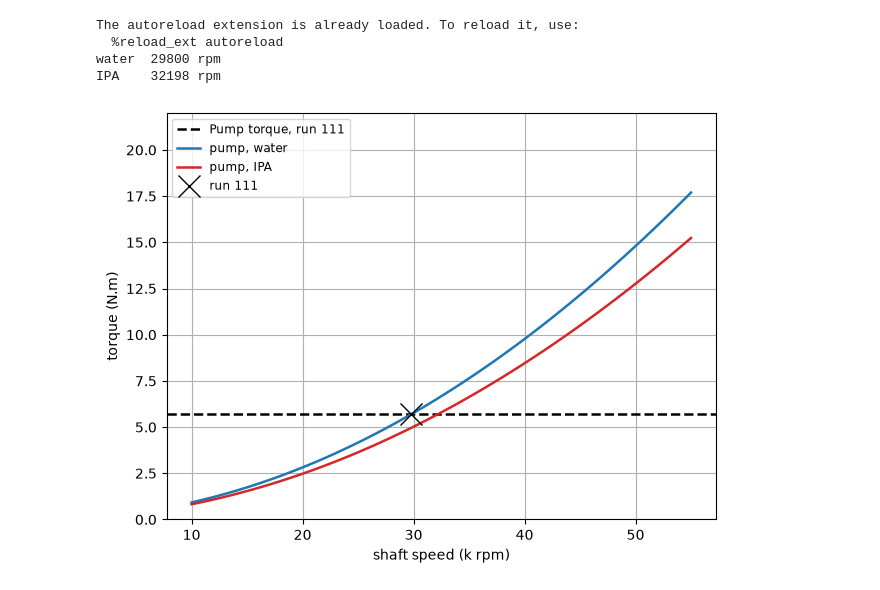
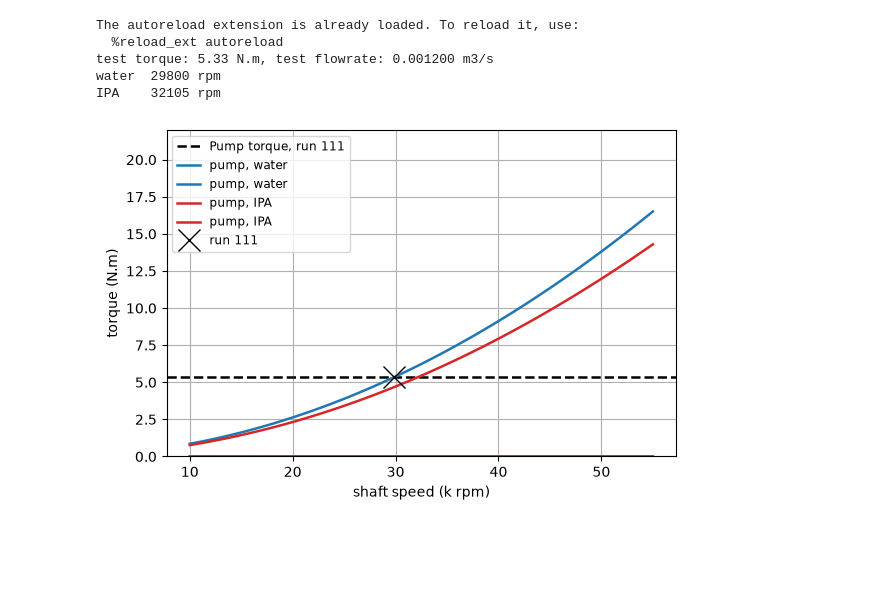
Before and after one commit to LpHiX/otp-sizing, a Jupyter notebook: notebooks/speedmatching.ipynb, the cells around one changed output. Cells and saved outputs as stored; diff of their text form; code cells hidden in the pictures; blank space fills up the shorter version.

Commit message:
switched over to pascal mainly, and fixed up turbopump_sizing, speedmatching notebooks to figure out ot-sep/oct campaign stuff

```diff
--- a/notebooks/speedmatching.ipynb
+++ b/notebooks/speedmatching.ipynb
@@ -113,9 +16,9 @@ from otp.pump.analysis import Pump
 from otp.pump.records import PumpChoices, PumpGeometry, PumpRequirements
 from otp.turbine.analysis import Turbine
 from otp.turbine.records import TurbineChoices, TurbineGeometry, TurbineInletGas, TurbineRequirements
-from otp.core.units import K_TO_C
+from otp.core.units import BAR, K_TO_C
 
-T_K, P_IN, P_AMB = 293.15, 17.52, 1.01325  #K, bar, bar
+T_K, P_IN, P_AMB = 293.15, 17.52 * BAR, 1.01325 * BAR  #K, bar, bar
 N_MEAS = 29800
 RPM = np.linspace(10e3, 55e3, 120)
 Q_HI = 2.4e-3            # bracket top; keep below the Lock cavitation cutoff
@@ -140,38 +43,41 @@ class IPA:                      # CoolProp has no propan-2-ol; 20 C literature v
         with_state = staticmethod(lambda *a: IPA._s)   # .pressure only read for p_sat
 
 FLUIDS = {"water": (WATER, "tab:blue"), "IPA": (IPA, "tab:red")}
 # FLUIDS = {"water": (WATER, "tab:blue"), "ethanol": (ETHANOL, "tab:red")}
 def rho(fl):
-    return fl.fluid.with_state(Input.pressure(1e5), Input.temperature(T_K + K_TO_C)).density
+    return fl.fluid.with_state(Input.pressure(1 * BAR), Input.temperature(T_K + K_TO_C)).density
 
-CD = 0.8
+CD = 0.71
 D_OR = 0.004
 
 def pump_torque(n, fl):
     """Torque on the 4 mm orifice line: Q where pump dp drives that flow."""
     A = np.pi / 4 * D_OR ** 2
     A, r = np.pi / 4 * D_OR ** 2, rho(fl)
-    f = lambda Q: CD * A * np.sqrt(max(P_IN + PUMP.point_performance(fl, Q, n, P_IN, T_K, "lock").dp - P_AMB, 0) * 2e5 / rho(fl)) - Q
+    f = lambda Q: CD * A * np.sqrt(2 * max(PUMP.point_performance(fl, Q, n, P_IN, T_K, "lock").p_outlet - P_AMB, 0) / rho(fl)) - Q
     solved_Q = brentq(f, 1e-7, Q_HI)
-    return PUMP.point_performance(fl, solved_Q, n, P_IN, T_K, "lock").torque
+    return PUMP.point_performance(fl, solved_Q, n, P_IN, T_K, "lock").torque, solved_Q
 
-test_torque = pump_torque(N_MEAS, WATER)
+test_torque, test_solved_Q = pump_torque(N_MEAS, WATER)
+print(f"test torque: {test_torque:.2f} N.m, test flowrate: {test_solved_Q:.6f} m3/s")
 
 # horizontal line turbine torque
+fig = plt.figure(figsize=(6, 4))
 plt.axhline(test_torque, color="k", lw=1.8, ls="--", label="Pump torque, run 111")
 for name, (fl, c) in FLUIDS.items():
     tq = np.array([pump_torque(n, fl) for n in RPM])
     plt.plot(RPM / 1e3, tq, c, lw=1.8, label="pump, " + name)
-    g = lambda n: test_torque - pump_torque(n, fl)
+    g = lambda n: test_torque - pump_torque(n, fl)[0]
     n = brentq(g, 10000, 50000)
     print(f"{name:5s} {n:6.0f} rpm")
 
 plt.plot(N_MEAS / 1e3, test_torque, "kx", ms=16, label="run 111")
 plt.xlabel("shaft speed (k rpm)"); plt.ylabel("torque (N.m)"); plt.ylim(0, 22)
 plt.legend(fontsize="small"); plt.grid(True); plt.tight_layout(); plt.show()
 # %% [output]
 The autoreload extension is already loaded. To reload it, use:
   %reload_ext autoreload
+test torque: 5.33 N.m, test flowrate: 0.001200 m3/s
 water  29800 rpm
-IPA    32198 rpm
+IPA    32105 rpm
-[figure, old version]
+[figure, new version]
```
Also changed, not shown: parts of 2 cells of this notebook, 10 other files.
